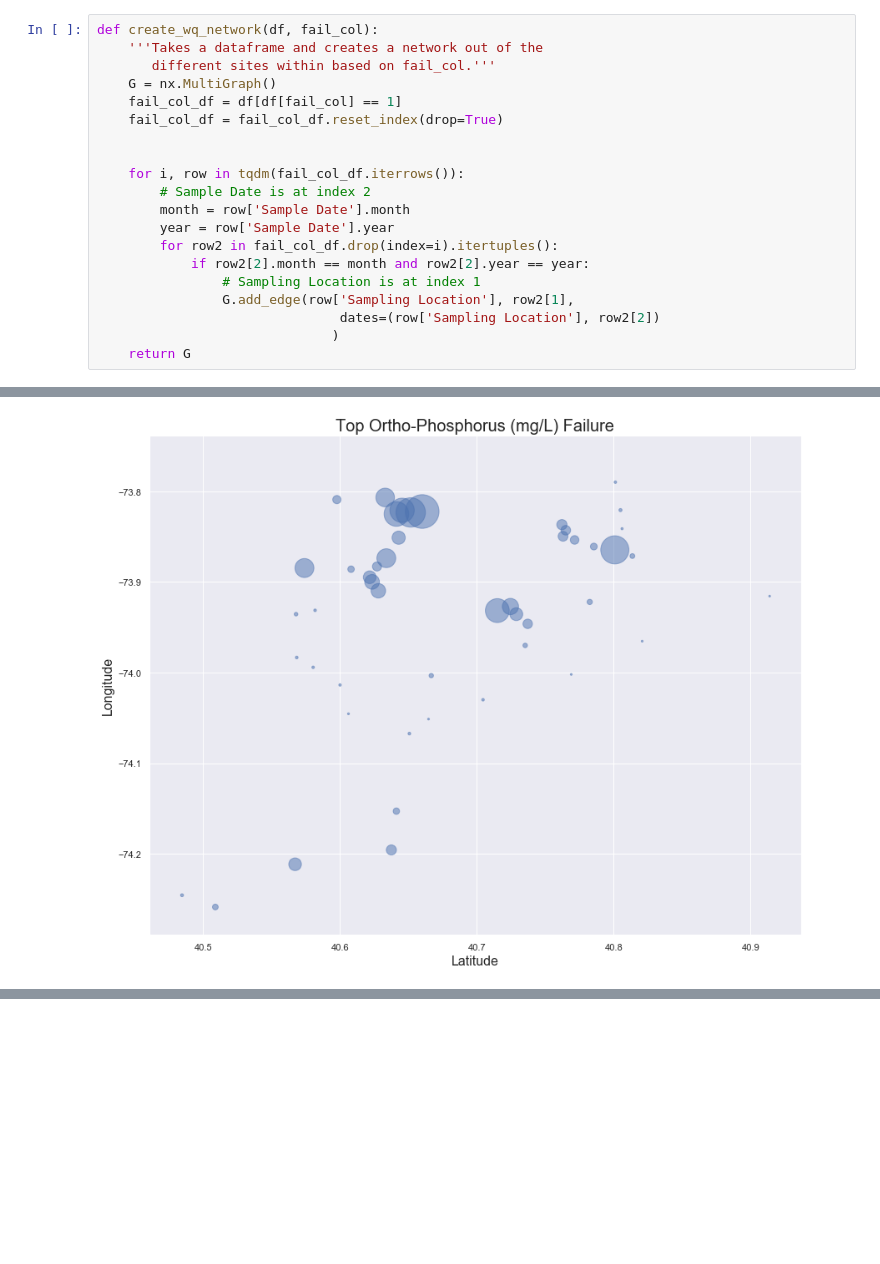
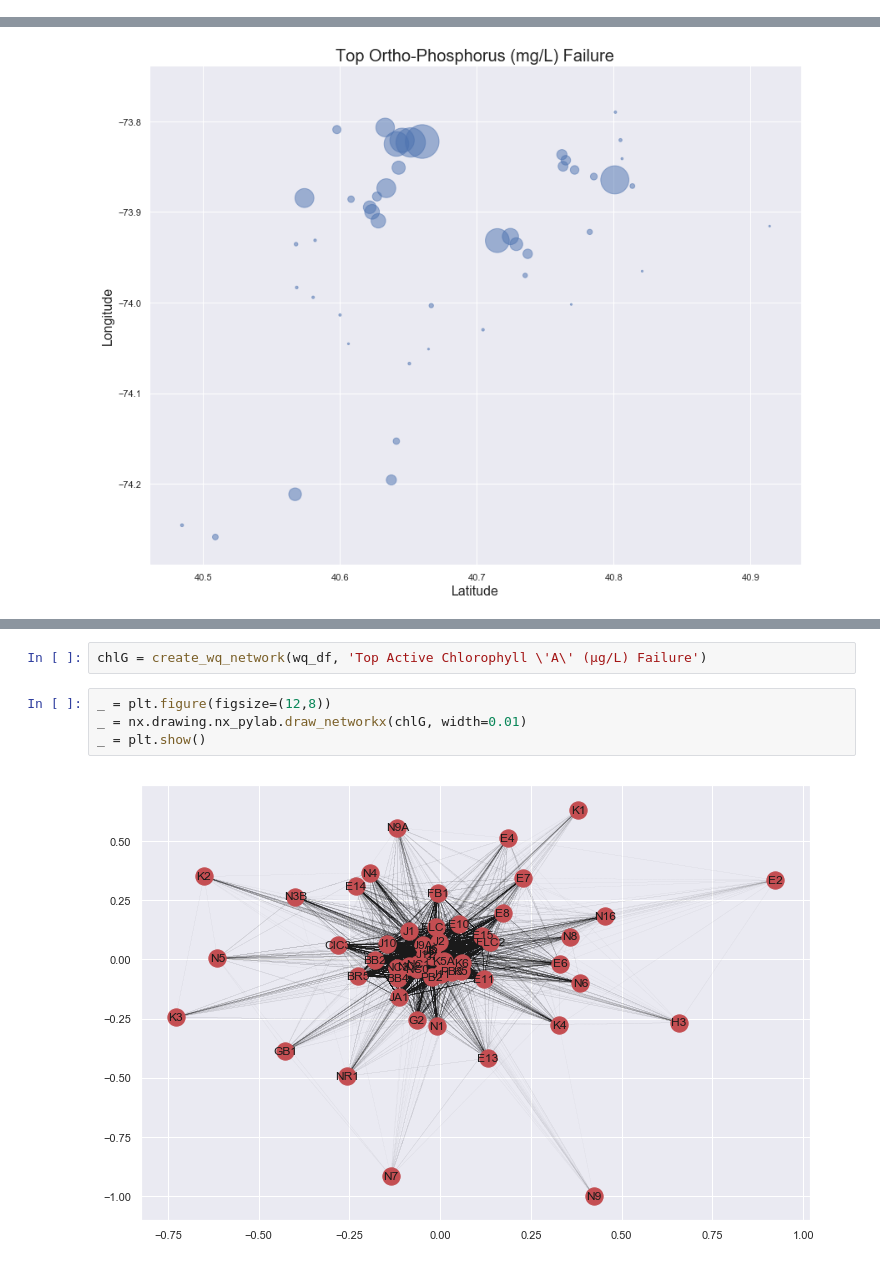
Before and after one commit to dradamski/capstone-two, a Jupyter notebook: notebooks/create_network.ipynb, the cells around one changed output, grey strips where cells are left out. Drawn from its saved outputs; the diff is of its cells as text; blank space fills up the shorter version.

Commit message:
comparing most central locations

```diff
--- a/notebooks/create_network.ipynb
+++ b/notebooks/create_network.ipynb
@@ -17,20 +10,0 @@ In order to understand the relationships between different sites and their water
-# %%
-def create_wq_network(df, fail_col):
-    '''Takes a dataframe and creates a network out of the
-       different sites within based on fail_col.'''
-    G = nx.MultiGraph()
-    fail_col_df = df[df[fail_col] == 1]
-    fail_col_df = fail_col_df.reset_index(drop=True)
-
-
-    for i, row in tqdm(fail_col_df.iterrows()):
-        # Sample Date is at index 2
-        month = row['Sample Date'].month
-        year = row['Sample Date'].year
-        for row2 in fail_col_df.drop(index=i).itertuples():
-            if row2[2].month == month and row2[2].year == year:
-                # Sampling Location is at index 1
-                G.add_edge(row['Sampling Location'], row2[1],
-                               dates=(row['Sampling Location'], row2[2])
-                              )
-    return G
@@ -114,0 +89,8 @@ _ = plt.ylabel('Longitude', fontsize=16)
+# %%
+chlG = create_wq_network(wq_df, 'Top Active Chlorophyll \'A\' (µg/L) Failure')
+# %%
+_ = plt.figure(figsize=(12,8))
+_ = nx.drawing.nx_pylab.draw_networkx(chlG, width=0.01)
+_ = plt.show()
+# %% [output]
+[figure, added]
```
Also changed, not shown: parts of 21 cells of this notebook.
